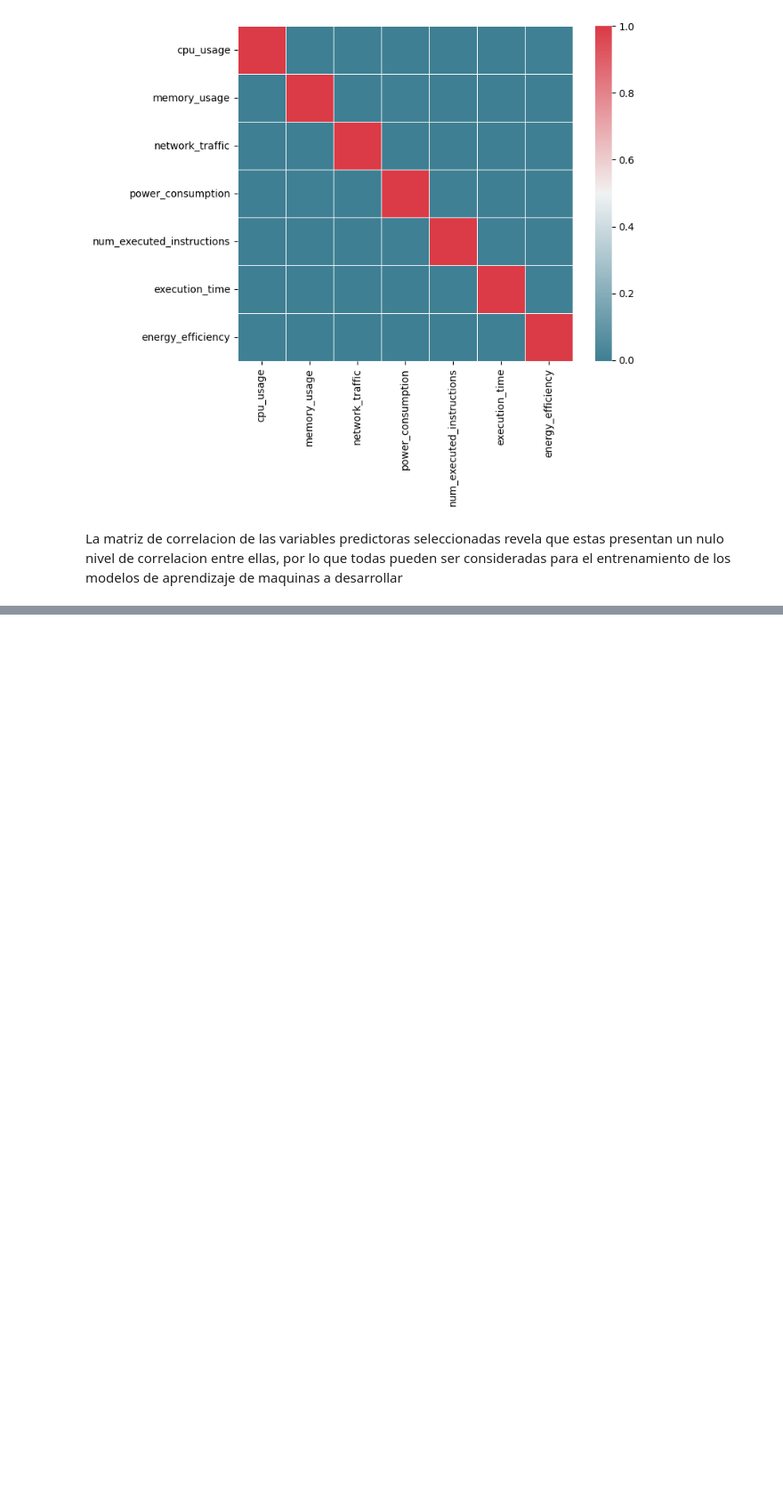
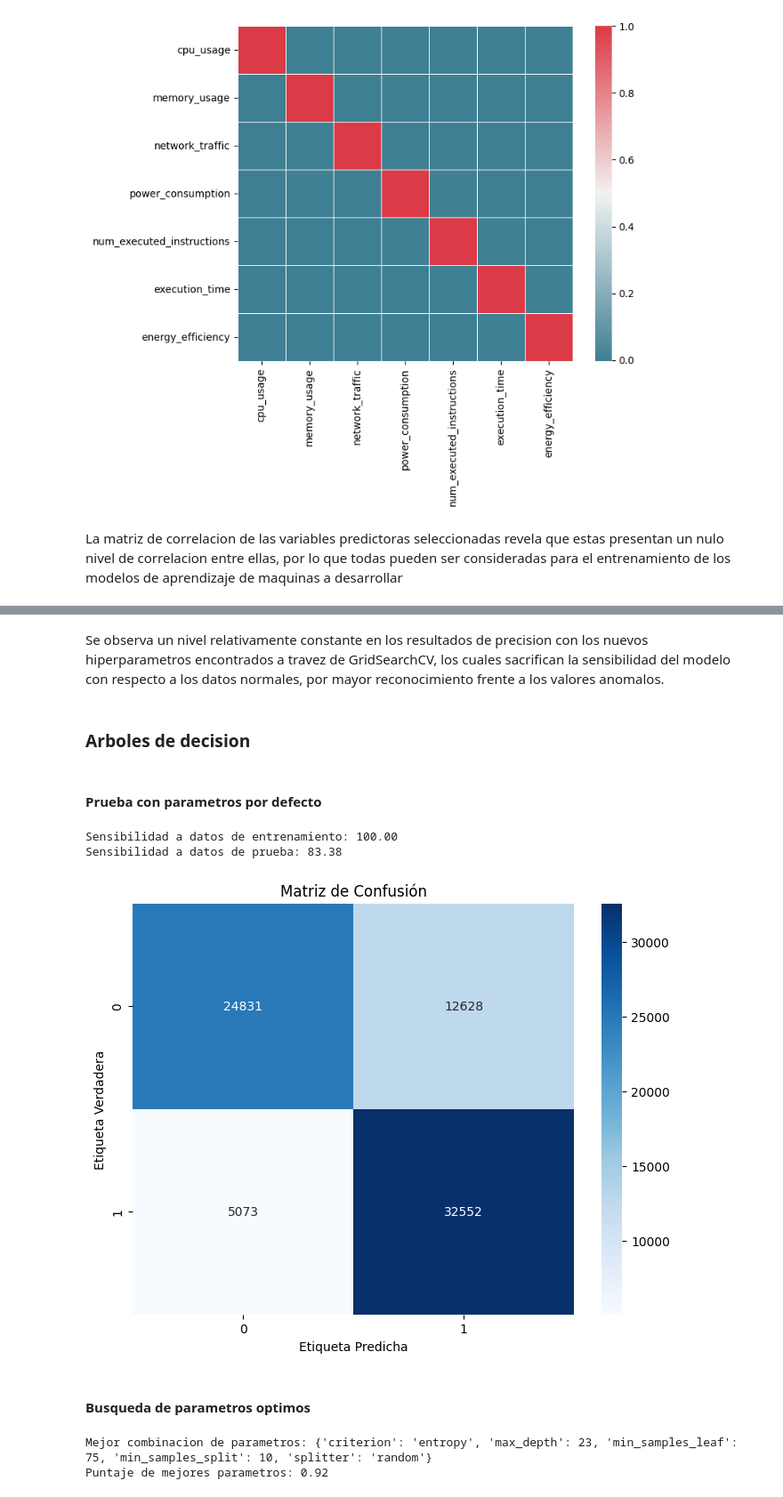
Before and after one commit to ErronBlood/CloudComputingAI, a Jupyter notebook: CloudComputingAI.ipynb, the cells around one changed output, grey strips where cells are left out. Shown at 89% size. Saved outputs shown, nothing was run; the diff lists cells and outputs as text; code cells hidden in the pictures; blank space fills up the shorter version.

```diff
--- a/CloudComputingAI.ipynb
+++ b/CloudComputingAI.ipynb
@@ -192,0 +316,65 @@ Precision con datos de prueba:  76.6381652549145
+# %% [markdown]
+Se observa un nivel relativamente constante en los resultados de precision con los nuevos hiperparametros encontrados a travez de GridSearchCV, los cuales sacrifican la sensibilidad del modelo con respecto a los datos normales, por mayor reconocimiento frente a los valores anomalos.
+# %% [markdown]
+### Arboles de decision
+# %% [markdown]
+#### Prueba con parametros por defecto
+# %%
+
+# Instanciacion de arbol de decision
+# criterion = gini
+# splitter = best
+# max depth = none
+# min samples split
+dt = tree.DecisionTreeClassifier()
+
+# Entrenamiento del arbol
+dt.fit(X_train_scaled, y_train)
+
+y_pred = dt.predict(X_test_scaled)
+
+#Realizacion de predicciones con datos de entrenamiento y prueba
+y_pred_train = dt.predict(X_train_scaled)
+y_pred_test = dt.predict(X_test_scaled)
+
+#Calculo de porcentaje de recall para ambas predicciones
+dt_train_recall= recall_score(y_true= y_train, y_pred = y_pred_train) * 100
+dt_test_recall = recall_score(y_true= y_test, y_pred = y_pred_test) * 100
+
+print('Sensibilidad a datos de entrenamiento: {:.2f}'.format(dt_train_recall))
+print('Sensibilidad a datos de prueba: {:.2f}\n'.format(dt_test_recall))
+
+df_cm = pd.DataFrame(cmatrix, index=labels, columns=labels)
+plt.figure(figsize=(8, 6))
+sns.heatmap(df_cm, annot=True, cmap='Blues', fmt='d')
+plt.title("Matriz de Confusión")
+plt.xlabel("Etiqueta Predicha")
+plt.ylabel("Etiqueta Verdadera")
+plt.show()
+# %% [output]
+Sensibilidad a datos de entrenamiento: 100.00
+Sensibilidad a datos de prueba: 83.38
+[figure, added]
+# %% [markdown]
+#### Busqueda de parametros optimos
+# %%
+# Definicmos los valores posibles para los hiperparametros
+
+param_grid = {
+    'criterion': ['entropy'],  # Regularization strength
+    'splitter': ['best', 'random'],
+    'min_samples_split' : [2,4,8,10],  # Regularization type
+    'max_depth': [20,23,26,29],  # Optimization algorithm
+    'min_samples_leaf': [50,75]  # Maximum iterations
+}
+
+# Se realiza la busqueda de parametros con GridSearchCV, juzgando por la estadistica de sensibilidad
+comb = GridSearchCV(dt, param_grid, cv = 5, scoring = 'recall', n_jobs=-1)
+
+comb.fit(X_train_scaled,y_train)
+
+print("Mejor combinacion de parametros:", comb.best_params_)
+print("Puntaje de mejores parametros: {:.2}".format(comb.best_score_))
+# %% [output]
+Mejor combinacion de parametros: {'criterion': 'entropy', 'max_depth': 23, 'min_samples_leaf': 75, 'min_samples_split': 10, 'splitter': 'random'}
+Puntaje de mejores parametros: 0.92
```
Also changed, not shown: parts of 30 cells of this notebook, 6 other files.
